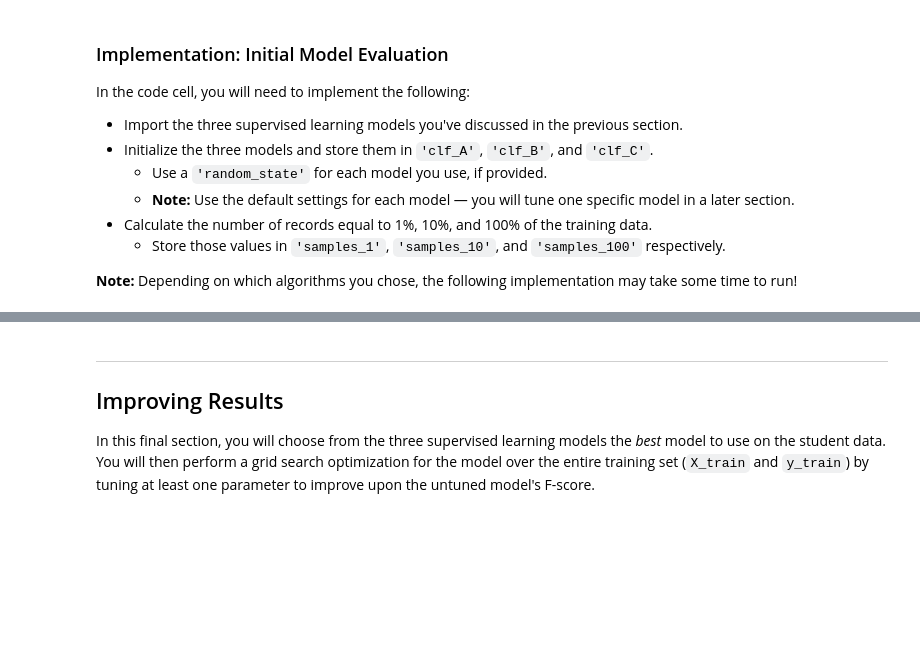
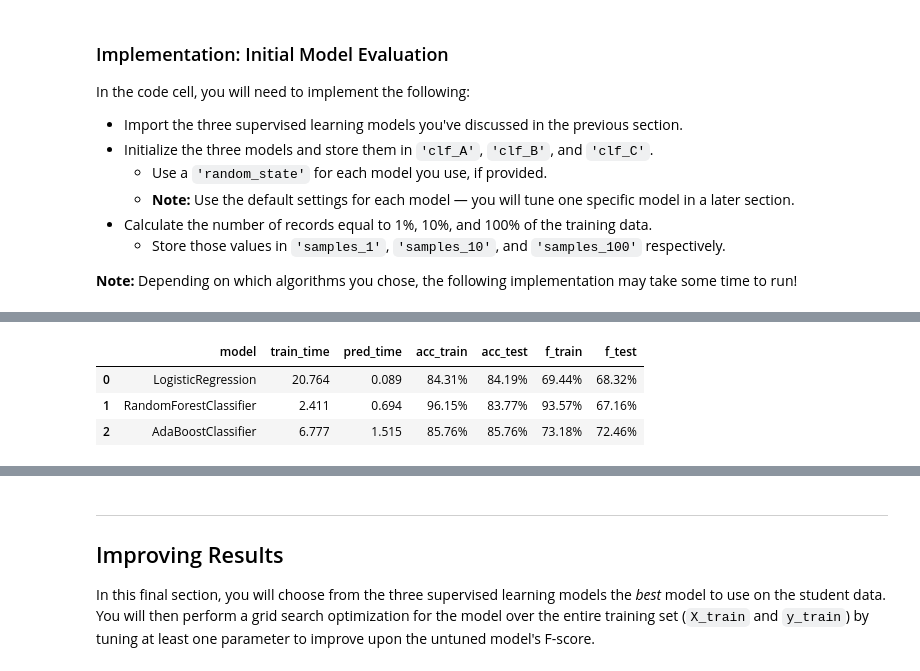
Before and after one commit to marcellovictorino/MLIND_Project1_SupervisedLearning, a Jupyter notebook: finding_donors.ipynb, the cells around one changed output, grey strips where cells are left out. Drawn from its saved outputs; the diff is of its cells as text; code cells hidden in the pictures; blank space fills up the shorter version.

Commit message:
add:summary of training results into Dataframe

```diff
--- a/finding_donors.ipynb
+++ b/finding_donors.ipynb
@@ -421,0 +430,22 @@ AdaBoostClassifier trained on 36,177 samples.
+# %%
+summary = []
+for clf in results:
+    model = clf
+    last_run = len(results[clf]) - 1
+    train_time = f"{results[clf][last_run]['train_time']:.3f}"
+    pred_time = f"{results[clf][last_run]['pred_time']:.3f}"
+    acc_train = f"{results[clf][last_run]['acc_train']:.2%}"
+    acc_test = f"{results[clf][last_run]['acc_test']:.2%}"
+    f_train = f"{results[clf][last_run]['f_train']:.2%}"
+    f_test = f"{results[clf][last_run]['f_test']:.2%}"
+    d = {'model':model, 'train_time':train_time,'pred_time':pred_time,'acc_train':acc_train,'acc_test':acc_test,
+         'f_train':f_train,'f_test':f_test}
+    summary.append(d)
+
+summary = pd.DataFrame(summary, columns=['model','train_time','pred_time','acc_train','acc_test','f_train','f_test'])
+summary
+# %% [output]
+|  | model | train_time | pred_time | acc_train | acc_test | f_train | f_test |
+| 0 | LogisticRegression | 20.764 | 0.089 | 84.31% | 84.19% | 69.44% | 68.32% |
+| 1 | RandomForestClassifier | 2.411 | 0.694 | 96.15% | 83.77% | 93.57% | 67.16% |
+| 2 | AdaBoostClassifier | 6.777 | 1.515 | 85.76% | 85.76% | 73.18% | 72.46% |
```
Also changed, not shown: parts of 3 cells of this notebook.
